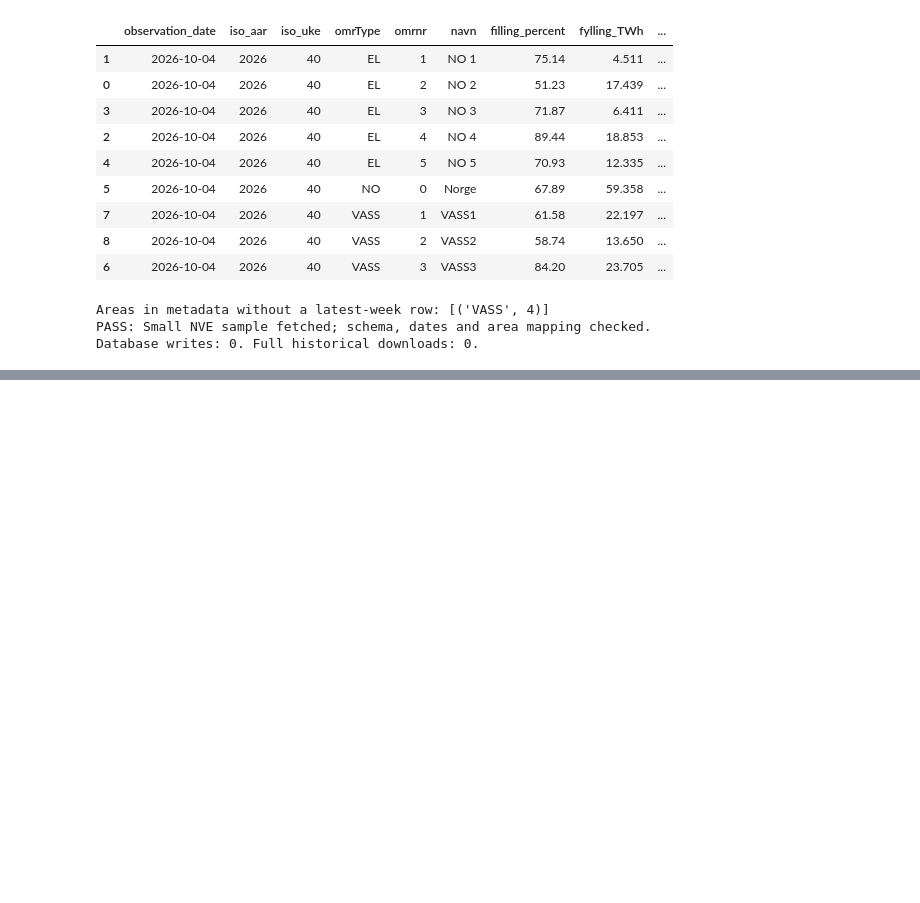
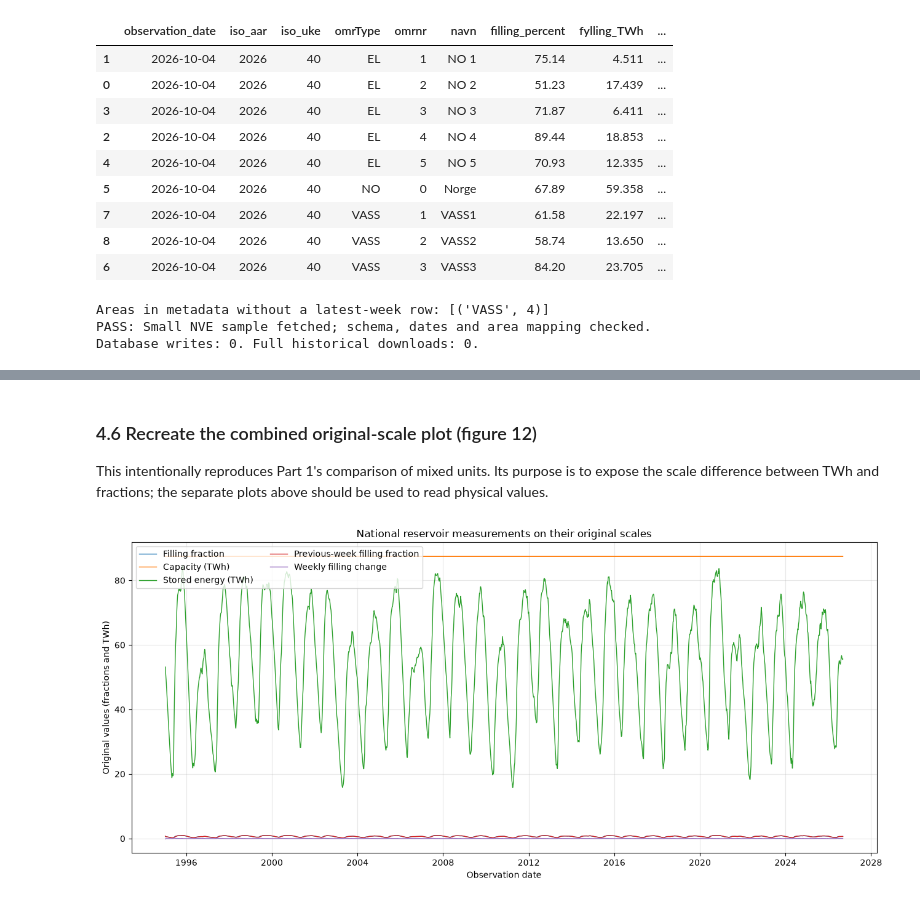
Before and after one commit to G0KU-DOTCOM/Streamlit_dashboard, a Jupyter notebook: notebooks/prosjekt_part2.ipynb, the cells around one changed output, grey strips where cells are left out. Drawn from its saved outputs; the diff is of its cells as text; code cells hidden in the pictures; blank space fills up the shorter version.

```diff
--- a/notebooks/prosjekt_part2.ipynb
+++ b/notebooks/prosjekt_part2.ipynb
@@ -417,0 +855,26 @@ The next step is to plan a bounded historical retrieval and recreate the Part 1
+# %% [markdown]
+### 4.6 Recreate the combined original-scale plot (figure 12)
+
+This intentionally reproduces Part 1's comparison of mixed units. Its purpose is to expose the scale difference between TWh and fractions; the separate plots above should be used to read physical values.
+# %%
+# I deliberately start with the original values so the scale problem is visible.
+fig, axis = plt.subplots(figsize=(13, 6))
+
+for column in measurement_columns:
+    axis.plot(
+        national_data["observation_date"],
+        national_data[column],
+        label=measurement_labels[column],
+        linewidth=1
+    )
+
+axis.set_title("National reservoir measurements on their original scales")
+axis.set_xlabel("Observation date")
+axis.set_ylabel("Original values (fractions and TWh)")
+axis.legend(loc="upper left", ncol=2)
+axis.grid(alpha=0.3)
+plt.tight_layout()
+plt.show()
+plt.close(fig)
+# %% [output]
+[figure, added]
```
Also changed, not shown: parts of 17 cells of this notebook, 1 other file.
